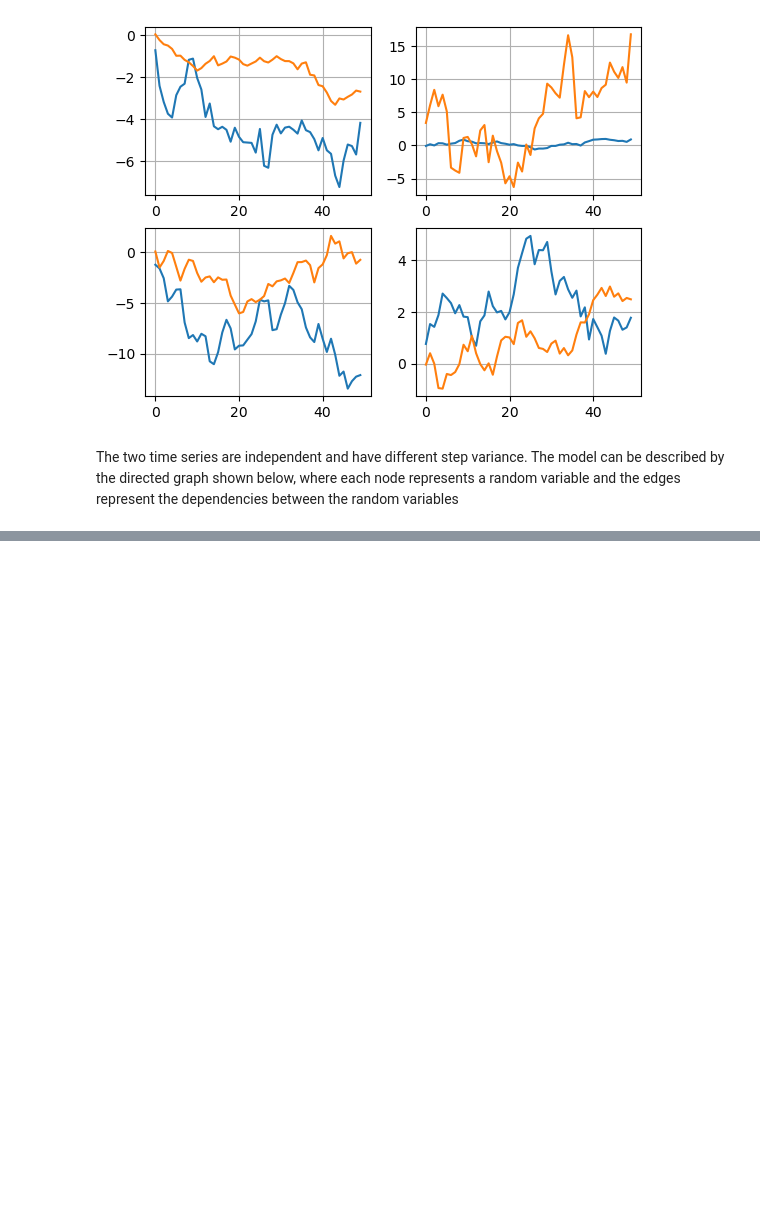
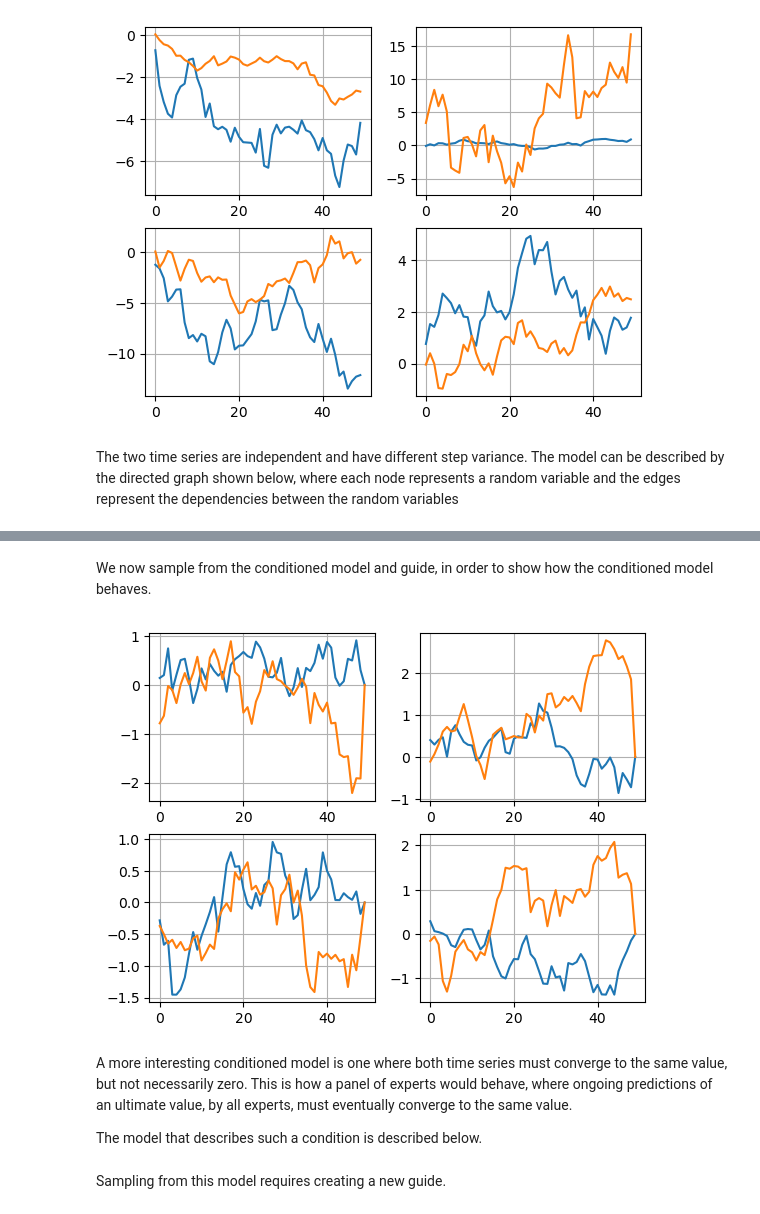
Before and after one commit to BenZickel/torch_arima, a Jupyter notebook: ARIMA/examples/reconciling_experts.ipynb, the cells around one changed output, grey strips where cells are left out. Drawn from its saved outputs; the diff is of its cells as text; code cells hidden in the pictures; blank space fills up the shorter version.

Commit message:
Added conditioned models.

```diff
--- a/ARIMA/examples/reconciling_experts.ipynb
+++ b/ARIMA/examples/reconciling_experts.ipynb
@@ -73,0 +80,4 @@ render_model(model)
+# %%
+zero_ultimate_model = pyro.poutine.condition(model, data={f"time_series.{n}.observations":
+                                                          torch.zeros_like(model.time_series[n]())
+                                                          for n in range(len(model.time_series))})
@@ -73,0 +86,16 @@ render_model(model)
+# %%
+def fit(model):
+    guide = pyro.infer.autoguide.guides.AutoMultivariateNormal(model)
+    optimizer = pyro.optim.Adam(dict(lr=0.01))
+    loss = pyro.infer.JitTrace_ELBO(num_particles=20, vectorize_particles=True, ignore_jit_warnings=True)
+    svi = pyro.infer.SVI(model, guide, optimizer, loss)
+    for count in range(1001):
+        loss = svi.step()
+        if count % 100 == 0:
+            print(f"iteration {count} loss = {loss}")
+    return guide
+
+pyro.set_rng_seed(seed)
+pyro.clear_param_store()
+
+guide = fit(zero_ultimate_model)
@@ -73,0 +114,18 @@ render_model(model)
+# %% [markdown]
+We now sample from the conditioned model and guide, in order to show how the conditioned model behaves.
+# %%
+sampler = pyro.infer.Predictive(zero_ultimate_model, guide=guide,
+                                num_samples=1000, parallel=True, return_sites=('_RETURN',))
+samples = sampler()['_RETURN']
+
+plt.figure()
+for i in range(4):
+    plt.subplot(2, 2, i + 1)
+    plt.plot(samples[i].detach().numpy())
+    plt.grid()
+# %% [output]
+[figure, added]
+# %% [markdown]
+A more interesting conditioned model is one where both time series must converge to the same value, but not necessarily zero. This is how a panel of experts would behave, where ongoing predictions of an ultimate value, by all experts, must eventually converge to the same value.
+
+The model that describes such a condition is described below.
@@ -73,0 +139,2 @@ render_model(model)
+# %% [markdown]
+Sampling from this model requires creating a new guide.
```
Also changed, not shown: parts of 8 cells of this notebook.
